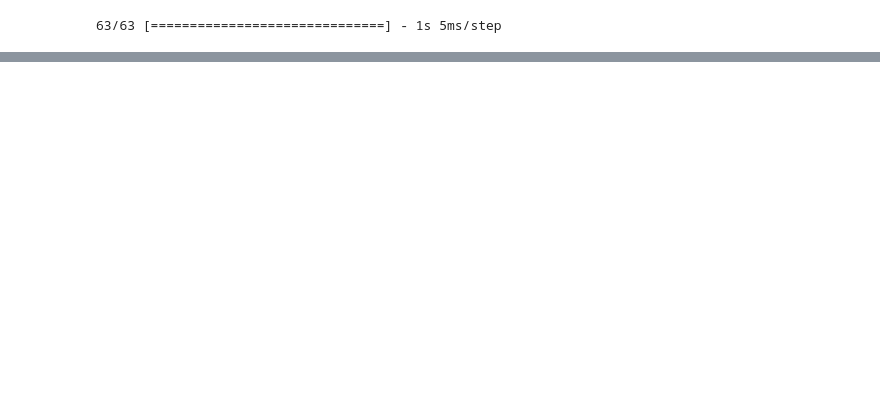
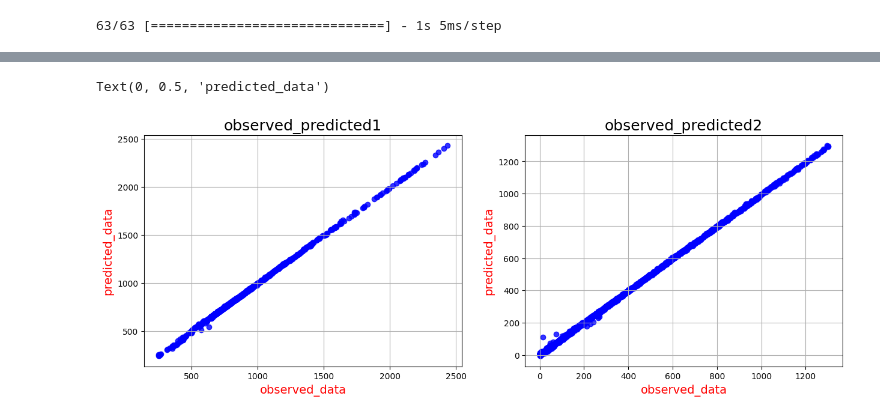
Before and after one commit to yuji-sgs/m1-reserch, a Jupyter notebook: MOPSO.ipynb, the cells around one changed output, grey strips where cells are left out. Cells and saved outputs as stored; diff of their text form; code cells hidden in the pictures; blank space fills up the shorter version.

```diff
--- a/MOPSO.ipynb
+++ b/MOPSO.ipynb
@@ -165,0 +265,31 @@ pred1, pred2 = model.predict(x_test)
+# %%
+# Observed-Predicted Plot
+# Figureを追加
+fig = plt.figure(figsize = (15, 5))
+
+# Output1 ====================================================================
+# 1×2 の1枚目に描画する
+yy1 = fig.add_subplot(1, 2, 1)
+
+yy1.scatter(y_test.iloc[:, 0], pred1, c='blue', alpha=0.8)
+
+# グラフ設定
+yy1.set_title("observed_predicted1", size = 18)
+yy1.grid()
+yy1.set_xlabel("observed_data", size = 14, color = "r")
+yy1.set_ylabel("predicted_data", size = 14, color = "r")
+
+# Output2 ====================================================================
+# 1×2 の2枚目に描画する
+yy2 = fig.add_subplot(1, 2, 2)
+
+yy2.scatter(y_test.iloc[:, 1], pred2, c='blue', alpha=0.8)
+
+# グラフ設定
+yy2.set_title("observed_predicted2", size = 18)
+yy2.grid()
+yy2.set_xlabel("observed_data", size = 14, color = "r")
+yy2.set_ylabel("predicted_data", size = 14, color = "r")
+# %% [output]
+Text(0, 0.5, 'predicted_data')
+[figure, added]
```
Also changed, not shown: parts of 4 cells of this notebook.
